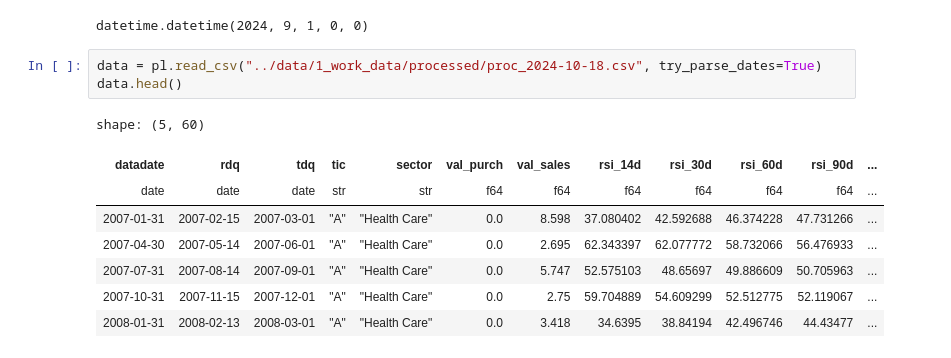
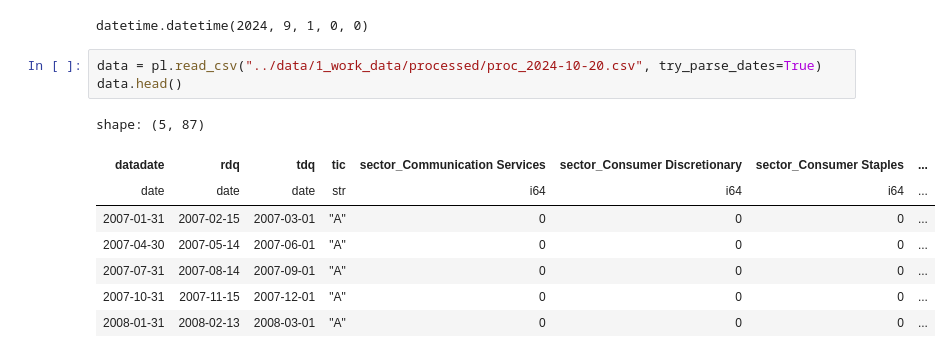
Before and after one commit to francisco3511/stocksense, a Jupyter notebook: notebooks/modeling.ipynb, the cells around one changed output. Drawn from its saved outputs; the diff is of its cells as text.

```diff
--- a/notebooks/modeling.ipynb
+++ b/notebooks/modeling.ipynb
@@ -49,14 +37,14 @@ last_trade_date
 # %% [output]
 datetime.datetime(2024, 9, 1, 0, 0)
 # %%
-data = pl.read_csv("../data/1_work_data/processed/proc_2024-10-18.csv", try_parse_dates=True)
+data = pl.read_csv("../data/1_work_data/processed/proc_2024-10-20.csv", try_parse_dates=True)
 data.head()
 # %% [output]
-shape: (5, 60)
+shape: (5, 87)
-| datadate | rdq | tdq | tic | sector | val_purch | val_sales | rsi_14d | rsi_30d | rsi_60d | rsi_90d | ... |
-| date | date | date | str | str | f64 | f64 | f64 | f64 | f64 | f64 | ... |
-| 2007-01-31 | 2007-02-15 | 2007-03-01 | "A" | "Health Care" | 0.0 | 8.598 | 37.080402 | 42.592688 | 46.374228 | 47.731266 | ... |
-| 2007-04-30 | 2007-05-14 | 2007-06-01 | "A" | "Health Care" | 0.0 | 2.695 | 62.343397 | 62.077772 | 58.732066 | 56.476933 | ... |
-| 2007-07-31 | 2007-08-14 | 2007-09-01 | "A" | "Health Care" | 0.0 | 5.747 | 52.575103 | 48.65697 | 49.886609 | 50.705963 | ... |
-| 2007-10-31 | 2007-11-15 | 2007-12-01 | "A" | "Health Care" | 0.0 | 2.75 | 59.704889 | 54.609299 | 52.512775 | 52.119067 | ... |
-| 2008-01-31 | 2008-02-13 | 2008-03-01 | "A" | "Health Care" | 0.0 | 3.418 | 34.6395 | 38.84194 | 42.496746 | 44.43477 | ... |
+| datadate | rdq | tdq | tic | sector_Communication Services | sector_Consumer Discretionary | sector_Consumer Staples | ... |
+| date | date | date | str | i64 | i64 | i64 | ... |
+| 2007-01-31 | 2007-02-15 | 2007-03-01 | "A" | 0 | 0 | 0 | ... |
+| 2007-04-30 | 2007-05-14 | 2007-06-01 | "A" | 0 | 0 | 0 | ... |
+| 2007-07-31 | 2007-08-14 | 2007-09-01 | "A" | 0 | 0 | 0 | ... |
+| 2007-10-31 | 2007-11-15 | 2007-12-01 | "A" | 0 | 0 | 0 | ... |
+| 2008-01-31 | 2008-02-13 | 2008-03-01 | "A" | 0 | 0 | 0 | ... |
```
Also changed, not shown: parts of 14 cells of this notebook, 6 other files.
